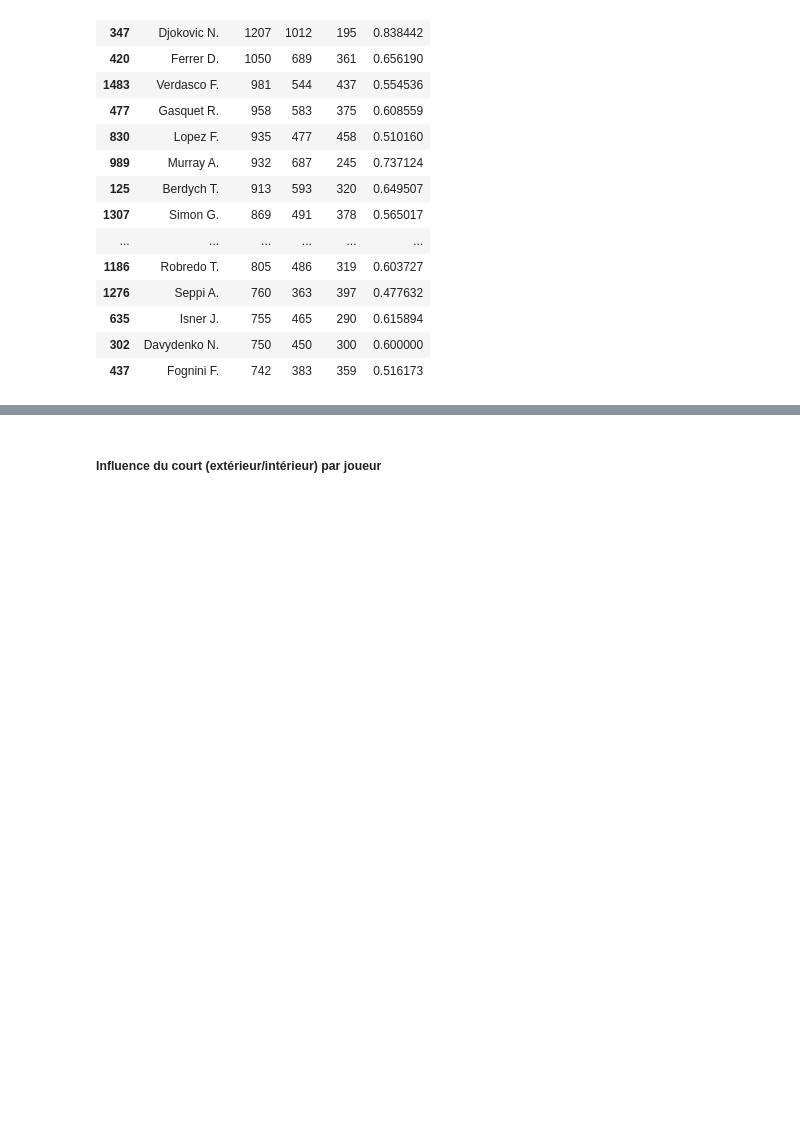
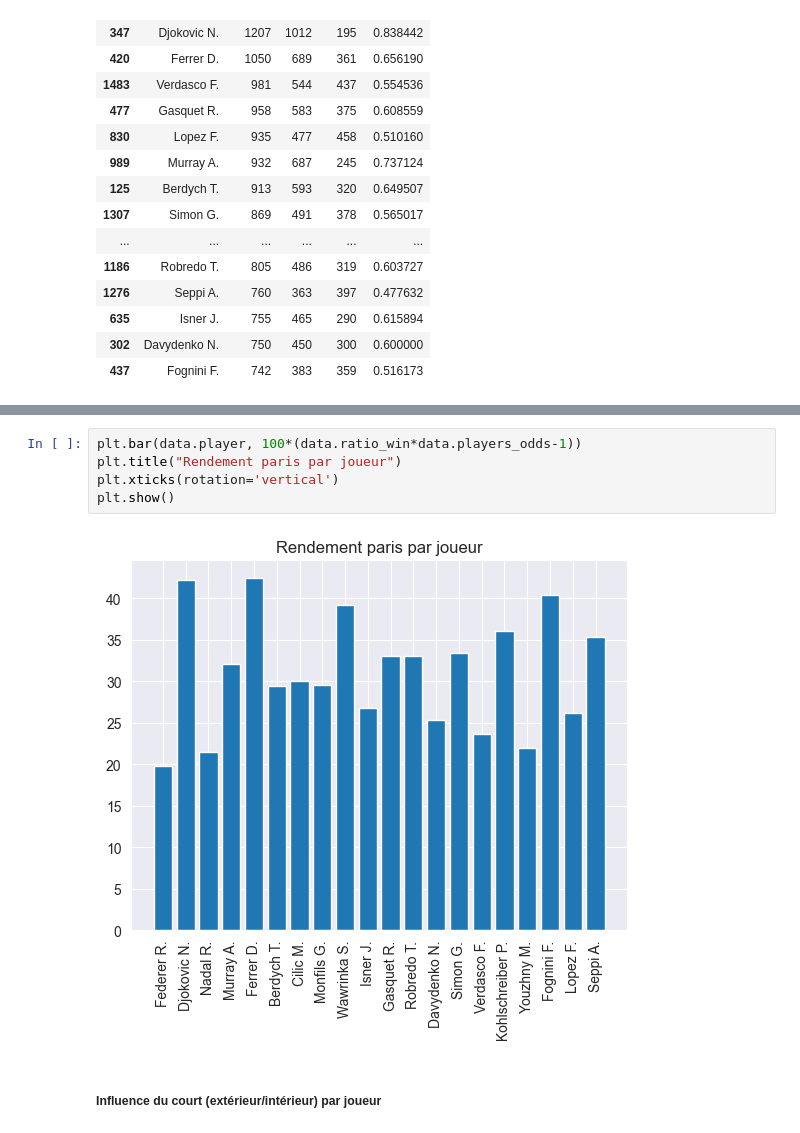
Before and after one commit to chboudry/PariTennis, a Jupyter notebook: analyse.ipynb, the cells around one changed output, grey strips where cells are left out. Saved outputs shown, nothing was run; the diff lists cells and outputs as text; blank space fills up the shorter version.

```diff
--- a/analyse.ipynb
+++ b/analyse.ipynb
@@ -238,3 +274,10 @@ df_players.nlargest(20,"games").sort_values("ratio_win",ascending=False).plot(ki
+# %%
+plt.bar(data.player, 100*(data.ratio_win*data.players_odds-1))
+plt.title("Rendement paris par joueur")
+plt.xticks(rotation='vertical')
+plt.show()
+# %% [output]
+[figure, added]
 # %% [markdown]
 ##### Influence du court (extérieur/intérieur) par joueur
 # %%
```
Also changed, not shown: parts of 8 cells of this notebook.
